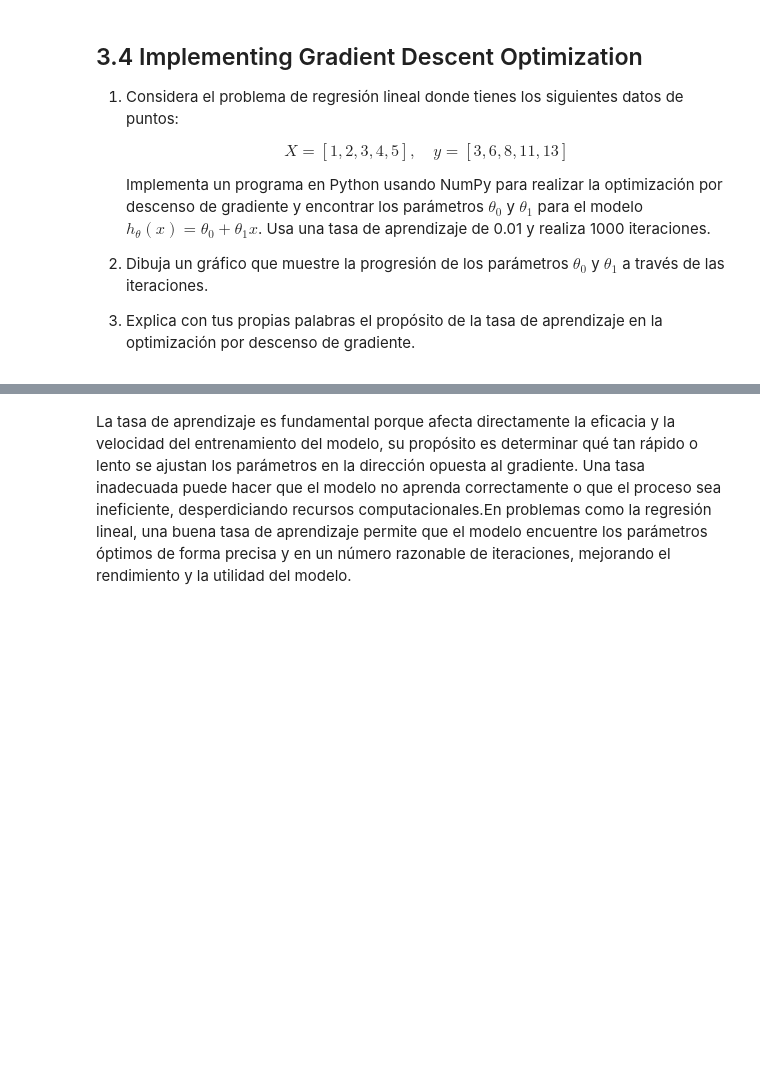
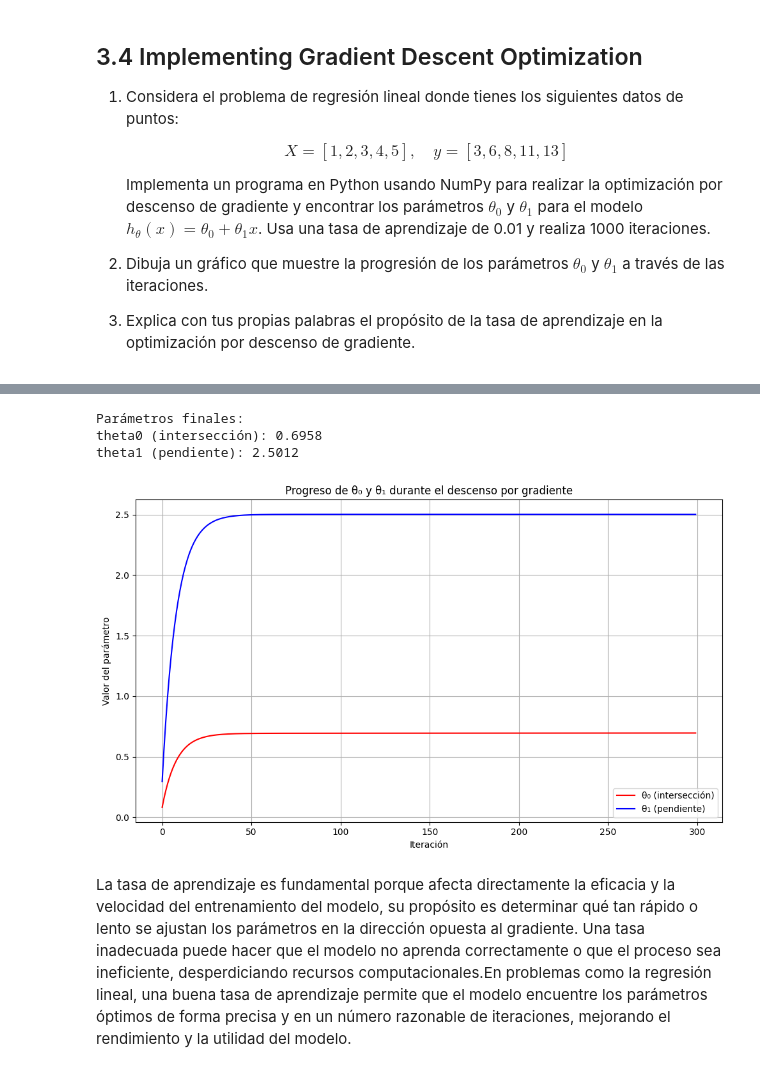
Before and after one commit to undelapaz-rnap-2025I/ejercicios-y-ejemplos-con-numpy-ElWilly9, a Jupyter notebook: rnap_2024_II_exercises_and_examples_numpy.ipynb, the cells around one changed output, grey strips where cells are left out. Saved outputs shown, nothing was run; the diff lists cells and outputs as text; code cells hidden in the pictures; blank space fills up the shorter version.

```diff
--- a/rnap_2024_II_exercises_and_examples_numpy.ipynb
+++ b/rnap_2024_II_exercises_and_examples_numpy.ipynb
@@ -621,2 +558,62 @@ Final theta: [[0.792723  ]
+# %%
+# Datos del problema (en lugar de datos generados aleatoriamente)
+X = np.array([1, 2, 3, 4, 5])
+y = np.array([3, 6, 8, 11, 13])
+
+# Parámetros iniciales
+theta0 = 0.0  # Intersección
+theta1 = 0.0  # Pendiente
+
+# Hiperparámetros
+alpha = 0.01     # Tasa de aprendizaje
+iterations = 300    # Número de iteraciones
+
+# Para guardar el historial de los parámetros
+theta0_hist = []
+theta1_hist = []
+
+# Descenso por gradiente
+m = len(X)  # Número de datos
+for i in range(iterations):
+    # Predicción del modelo: h_theta(x) = theta0 + theta1 * x
+    h = theta0 + theta1 * X
+
+    # Cálculo del error
+    error = h - y
+
+    # Gradientes
+    d_theta0 = (1/m) * np.sum(error)
+    d_theta1 = (1/m) * np.sum(error * X)
+
+    # Actualización de los parámetros
+    theta0 -= alpha * d_theta0
+    theta1 -= alpha * d_theta1
+
+    # Guardar los valores de theta en cada iteración
+    theta0_hist.append(theta0)
+    theta1_hist.append(theta1)
+
+# Resultado final
+print(f"Parámetros finales:")
+print(f"theta0 (intersección): {theta0:.4f}")
+print(f"theta1 (pendiente): {theta1:.4f}")
+
+
+# Gráfico separado del progreso de θ₀ y θ₁
+plt.figure(figsize=(10, 6))
+plt.plot(range(iterations), theta0_hist, label='θ₀ (intersección)', color='red')
+plt.plot(range(iterations), theta1_hist, label='θ₁ (pendiente)', color='blue')
+plt.xlabel('Iteración')
+plt.ylabel('Valor del parámetro')
+plt.title('Progreso de θ₀ y θ₁ durante el descenso por gradiente')
+plt.legend()
+plt.grid(True)
+plt.tight_layout()
+plt.show()
+# %% [output]
+Parámetros finales:
+theta0 (intersección): 0.6958
+theta1 (pendiente): 2.5012
+[figure, added]
 # %% [markdown]
 La tasa de aprendizaje es fundamental porque afecta directamente la eficacia y la velocidad del entrenamiento del modelo, su propósito es determinar qué tan rápido o lento se ajustan los parámetros en la dirección opuesta al gradiente. Una tasa inadecuada puede hacer que el modelo no aprenda correctamente o que el proceso sea ineficiente, desperdiciando recursos computacionales.En problemas como la regresión lineal, una buena tasa de aprendizaje permite que el modelo encuentre los parámetros óptimos de forma precisa y en un número razonable de iteraciones, mejorando el rendimiento y la utilidad del modelo.
```
Also changed, not shown: parts of 1 cell of this notebook.
